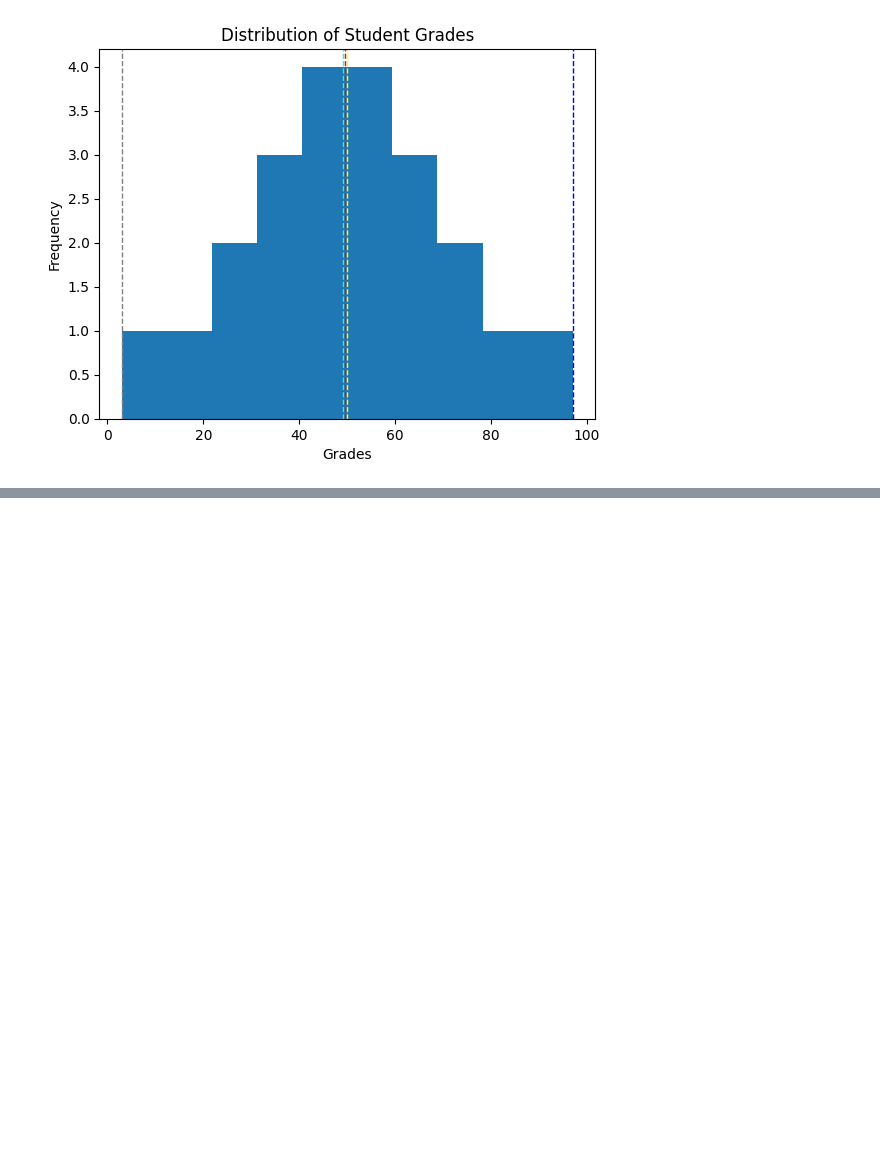
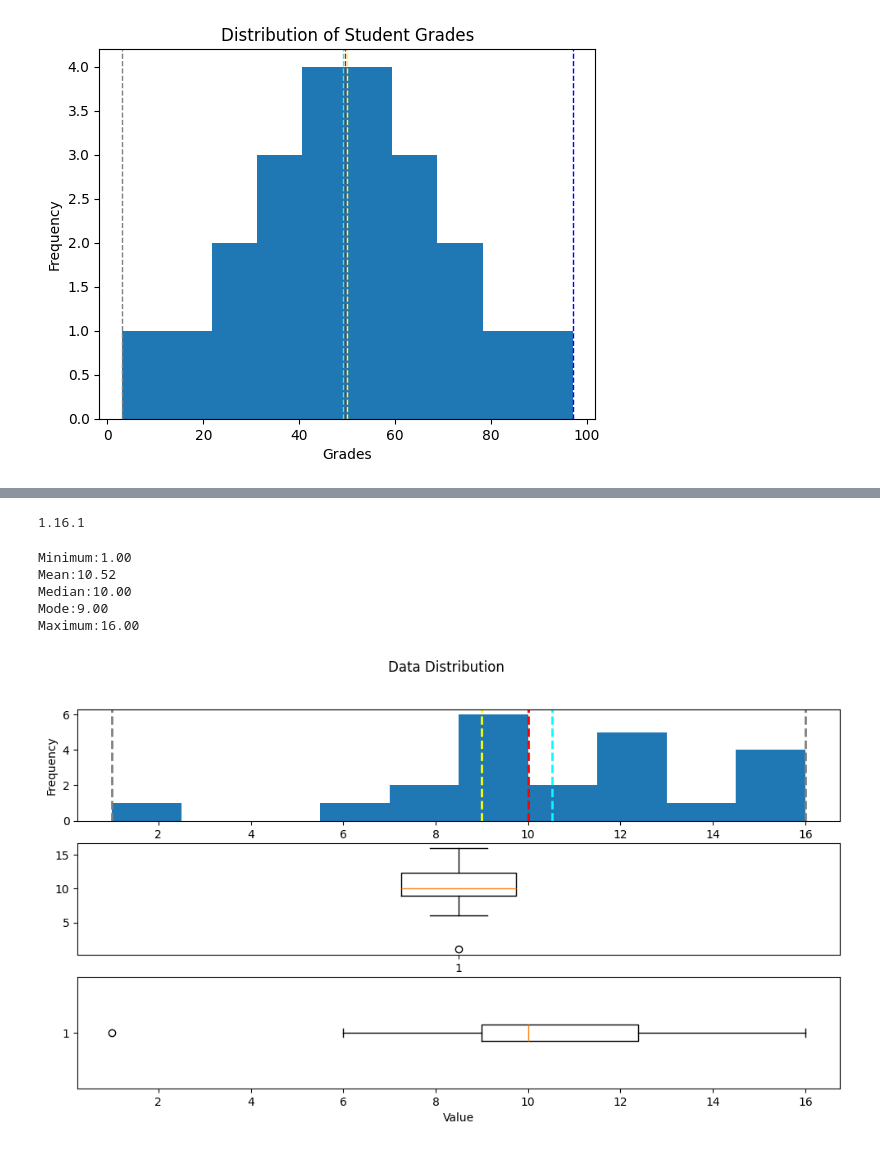
Before and after one commit to Hafsha7022/PythonPractice, a Jupyter notebook: StudentData.ipynb, the cells around one changed output, grey strips where cells are left out. Saved outputs shown, nothing was run; the diff lists cells and outputs as text; code cells hidden in the pictures; blank space fills up the shorter version.

```diff
--- a/StudentData.ipynb
+++ b/StudentData.ipynb
@@ -331,0 +420,14 @@ plt.title('Boxplot of Student Grades')
+# %%
+import scipy
+print(scipy.__version__)
+# %% [output]
+1.16.1
+# %%
+show_distribution(df_students.StudyHours)
+# %% [output]
+Minimum:1.00
+Mean:10.52
+Median:10.00
+Mode:9.00
+Maximum:16.00
+[figure, added]
```
Also changed, not shown: parts of 22 cells of this notebook, 12 other files.
